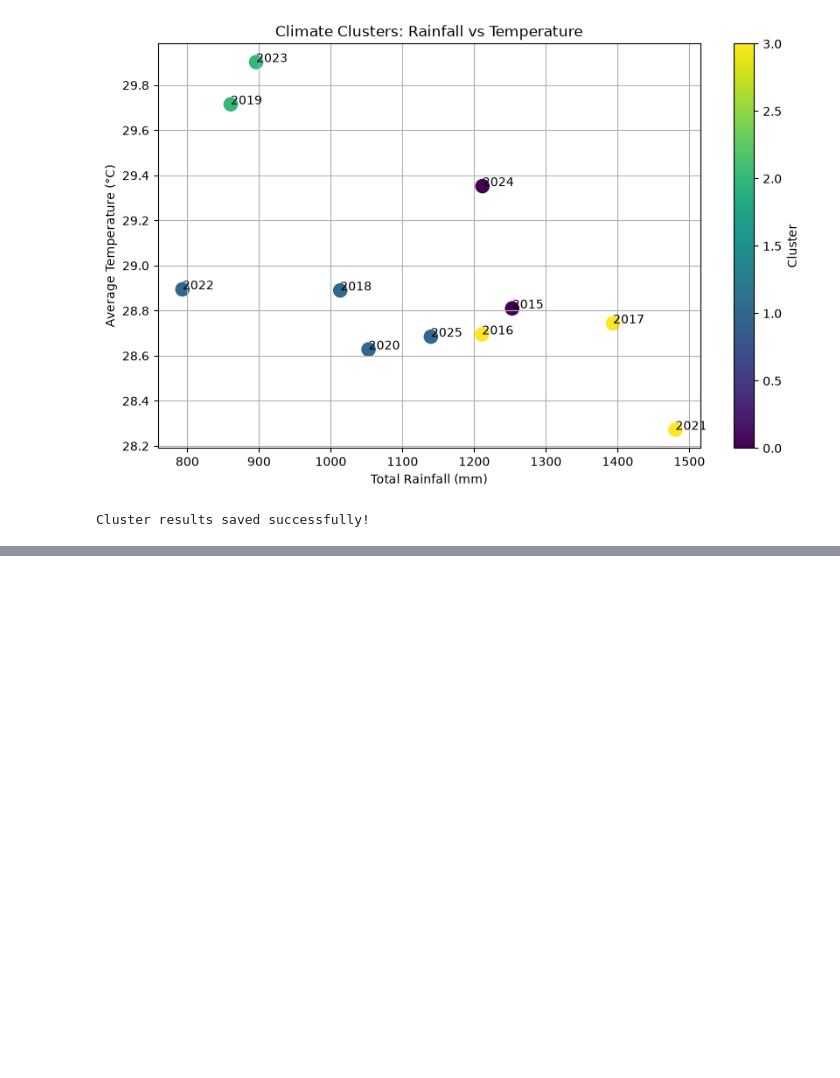
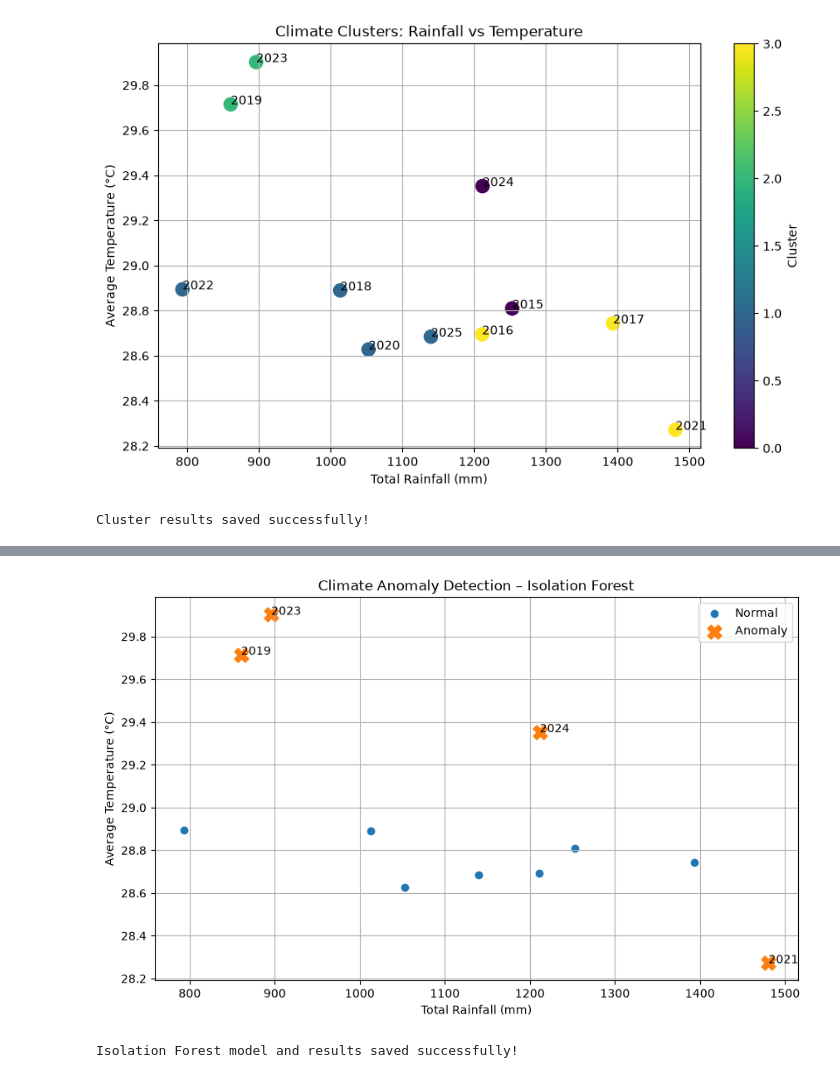
Before and after one commit to Veror245/FieldShift-AI, a Jupyter notebook: backend/ml/notebooks/data_exploration.ipynb, the cells around one changed output, grey strips where cells are left out. Cells and saved outputs as stored; diff of their text form; code cells hidden in the pictures; blank space fills up the shorter version.

Commit message:
Isolation Forest anomaly detection done

```diff
--- a/backend/ml/notebooks/data_exploration.ipynb
+++ b/backend/ml/notebooks/data_exploration.ipynb
@@ -722,0 +783,14 @@ kmeans_model.pkl
+# %%
+# Predict anomalies
+predictions = isolation_model.predict(X)
+
+# Calculate anomaly scores
+anomaly_scores = -isolation_model.score_samples(X)
+
+# Store results
+anomaly_results = seasonal_features.copy()
+
+anomaly_results["anomaly"] = predictions
+anomaly_results["anomaly_score"] = anomaly_scores
+
+display(anomaly_results)
@@ -722,0 +811,60 @@ kmeans_model.pkl
+# %%
+import matplotlib.pyplot as plt
+
+plt.figure(figsize=(10, 6))
+
+normal = anomaly_results["anomaly"] == 1
+anomalous = anomaly_results["anomaly"] == -1
+
+plt.scatter(
+    anomaly_results.loc[normal, "total_rainfall"],
+    anomaly_results.loc[normal, "avg_temperature"],
+    label="Normal",
+    marker="o"
+)
+
+plt.scatter(
+    anomaly_results.loc[anomalous, "total_rainfall"],
+    anomaly_results.loc[anomalous, "avg_temperature"],
+    label="Anomaly",
+    marker="X",
+    s=150
+)
+
+for year, row in anomaly_results.iterrows():
+    if row["anomaly"] == -1:
+        plt.annotate(str(year), (
+            row["total_rainfall"],
+            row["avg_temperature"]
+        ))
+
+plt.xlabel("Total Rainfall (mm)")
+plt.ylabel("Average Temperature (°C)")
+plt.title("Climate Anomaly Detection – Isolation Forest")
+plt.legend()
+plt.grid(True)
+plt.show()
+# %% [output]
+[figure, added]
+# %%
+import joblib
+from pathlib import Path
+
+# Locate the ML folders
+model_dir = Path("../models")
+processed_dir = Path("../data/processed")
+
+# Save trained model
+joblib.dump(
+    isolation_model,
+    model_dir / "isolation_forest_model.pkl"
+)
+
+# Save anomaly results
+anomaly_results.to_csv(
+    processed_dir / "climate_anomaly_results.csv"
+)
+
+print("Isolation Forest model and results saved successfully!")
+# %% [output]
+Isolation Forest model and results saved successfully!
```
Also changed, not shown: parts of 11 cells of this notebook, 5 other files.
